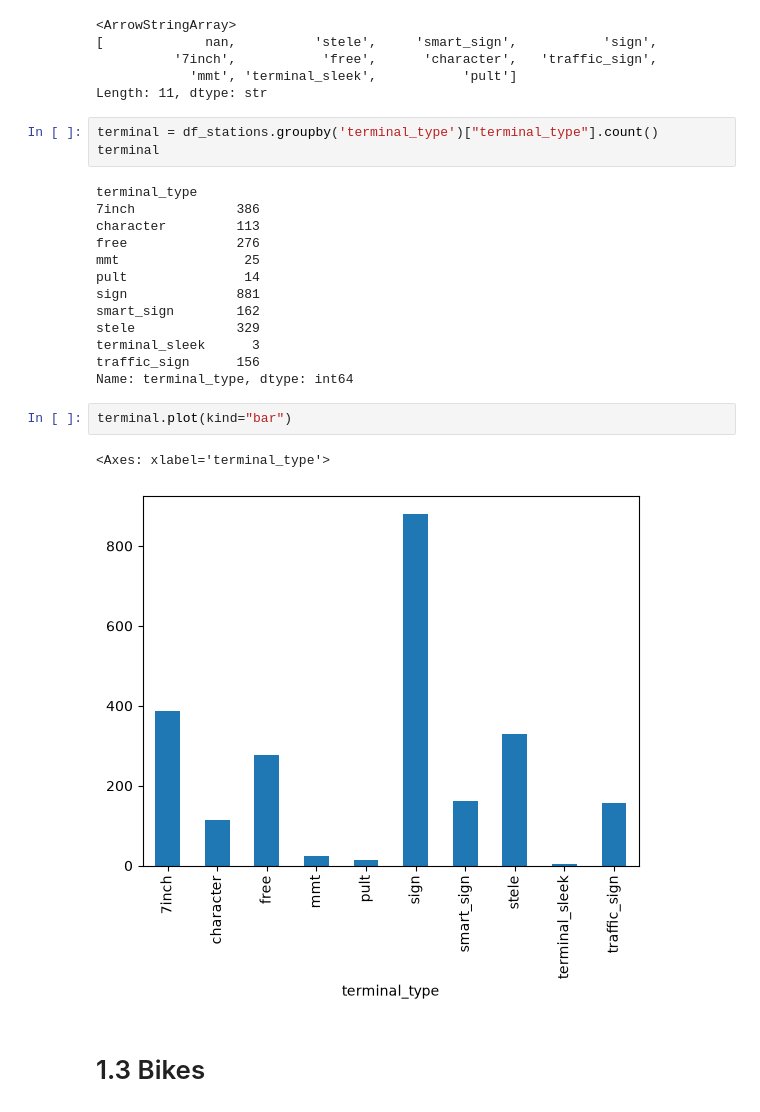
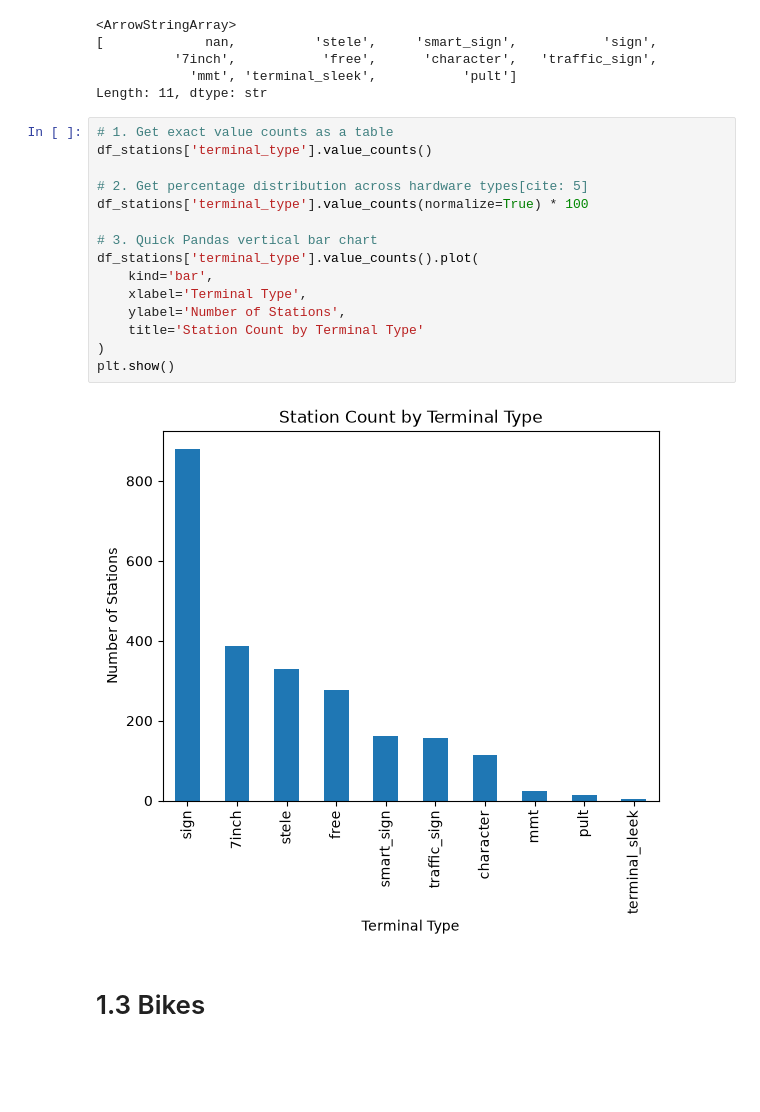
Before and after one commit to Memeel/ML_Challenge, a Jupyter notebook: notebook/challenge.ipynb, the cells around one changed output. Drawn from its saved outputs; the diff is of its cells as text; blank space fills up the shorter version.

```diff
--- a/notebook/challenge.ipynb
+++ b/notebook/challenge.ipynb
@@ -204,27 +210,23 @@ df_stations["terminal_type"].unique()
           '7inch',           'free',      'character',   'traffic_sign',
             'mmt', 'terminal_sleek',           'pult']
 Length: 11, dtype: str
-# %%
-terminal = df_stations.groupby('terminal_type')["terminal_type"].count()
-terminal
-# %% [output]
-terminal_type
-7inch             386
-character         113
-free              276
-mmt                25
-pult               14
-sign              881
-smart_sign        162
-stele             329
-terminal_sleek      3
-traffic_sign      156
-Name: terminal_type, dtype: int64
 # %%
-terminal.plot(kind="bar")
+# 1. Get exact value counts as a table
+df_stations['terminal_type'].value_counts()
+
+# 2. Get percentage distribution across hardware types[cite: 5]
+df_stations['terminal_type'].value_counts(normalize=True) * 100
+
+# 3. Quick Pandas vertical bar chart
+df_stations['terminal_type'].value_counts().plot(
+    kind='bar',
+    xlabel='Terminal Type',
+    ylabel='Number of Stations',
+    title='Station Count by Terminal Type'
+)
+plt.show()
 # %% [output]
-<Axes: xlabel='terminal_type'>
-[figure, old version]
+[figure, new version]
 # %% [markdown]
 # 1.3 Bikes
 # %%
```
Also changed, not shown: parts of 2 cells of this notebook, 1 other file.
